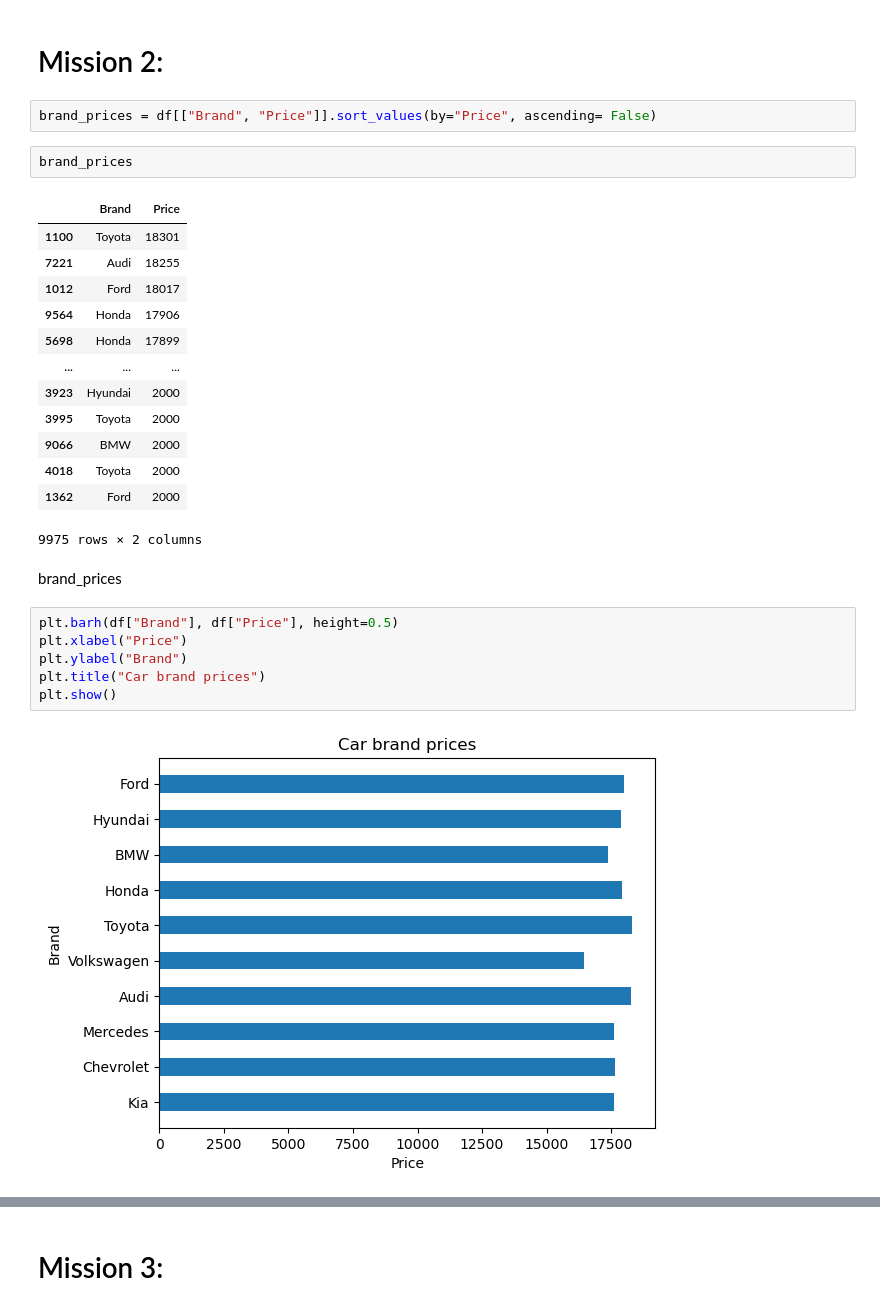
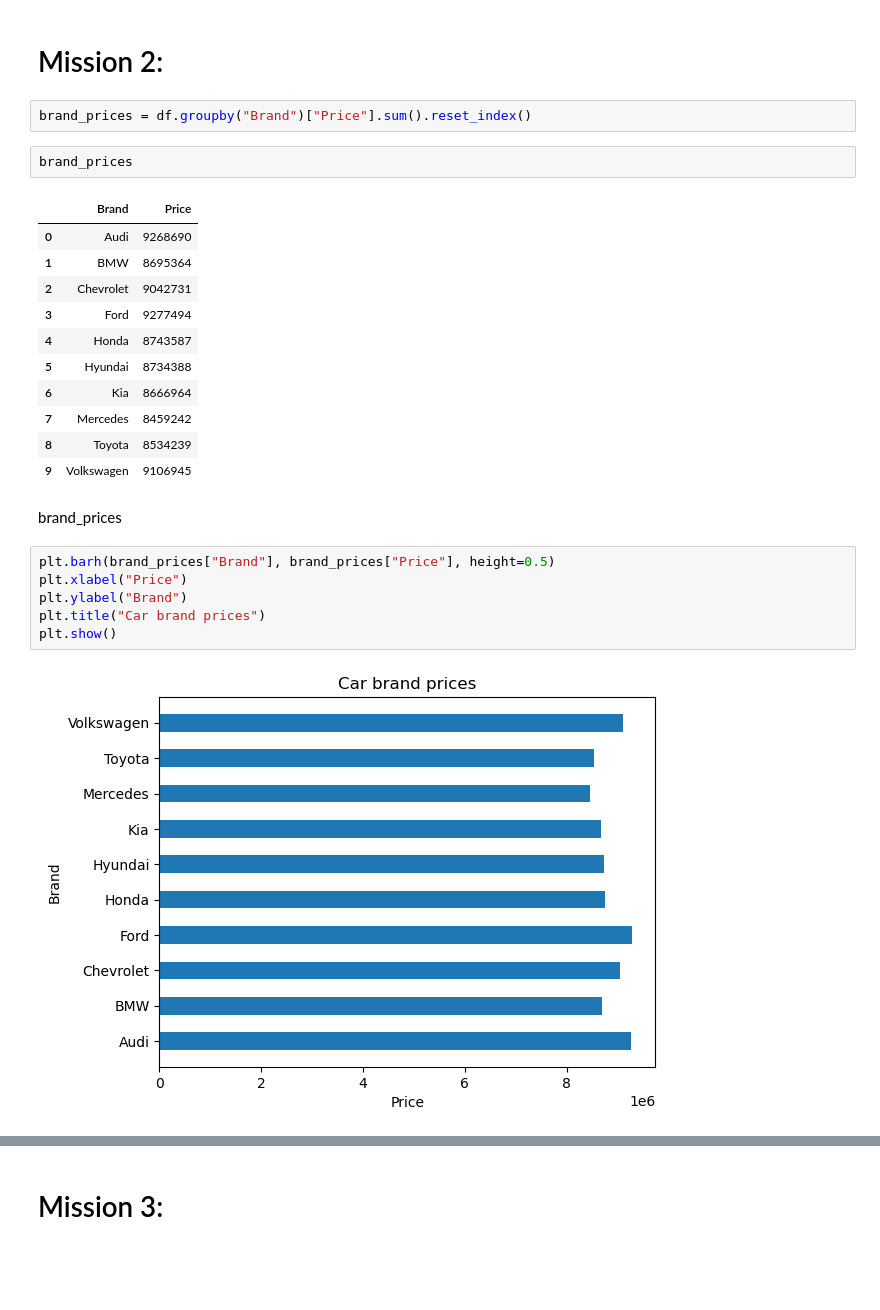
Before and after one commit to Fady-Foash97/Data-analysis-using-Pandas, a Jupyter notebook: Car prices.ipynb, the cells around one changed output, grey strips where cells are left out. Saved outputs shown, nothing was run; the diff lists cells and outputs as text; blank space fills up the shorter version.

```diff
--- a/Car prices.ipynb
+++ b/Car prices.ipynb
@@ -125,32 +125,30 @@ dtype: object
 # %% [markdown]
 # Mission 2:
 # %%
-brand_prices = df[["Brand", "Price"]].sort_values(by="Price", ascending= False)
+brand_prices = df.groupby("Brand")["Price"].sum().reset_index()
 # %%
 brand_prices
 # %% [output]
 |  | Brand | Price |
-| 1100 | Toyota | 18301 |
-| 7221 | Audi | 18255 |
-| 1012 | Ford | 18017 |
-| 9564 | Honda | 17906 |
-| 5698 | Honda | 17899 |
-| ... | ... | ... |
-| 3923 | Hyundai | 2000 |
-| 3995 | Toyota | 2000 |
-| 9066 | BMW | 2000 |
-| 4018 | Toyota | 2000 |
-| 1362 | Ford | 2000 |
+| 0 | Audi | 9268690 |
+| 1 | BMW | 8695364 |
+| 2 | Chevrolet | 9042731 |
+| 3 | Ford | 9277494 |
+| 4 | Honda | 8743587 |
+| 5 | Hyundai | 8734388 |
+| 6 | Kia | 8666964 |
+| 7 | Mercedes | 8459242 |
+| 8 | Toyota | 8534239 |
+| 9 | Volkswagen | 9106945 |
-9975 rows × 2 columns
 # %% [markdown]
 brand_prices
 # %%
-plt.barh(df["Brand"], df["Price"], height=0.5)
+plt.barh(brand_prices["Brand"], brand_prices["Price"], height=0.5)
 plt.xlabel("Price")
 plt.ylabel("Brand")
 plt.title("Car brand prices")
 plt.show()
 # %% [output]
-[figure, old version]
+[figure, new version]
 # %% [markdown]
 ## Conclusion:
```
Also changed, not shown: parts of 14 cells of this notebook.
